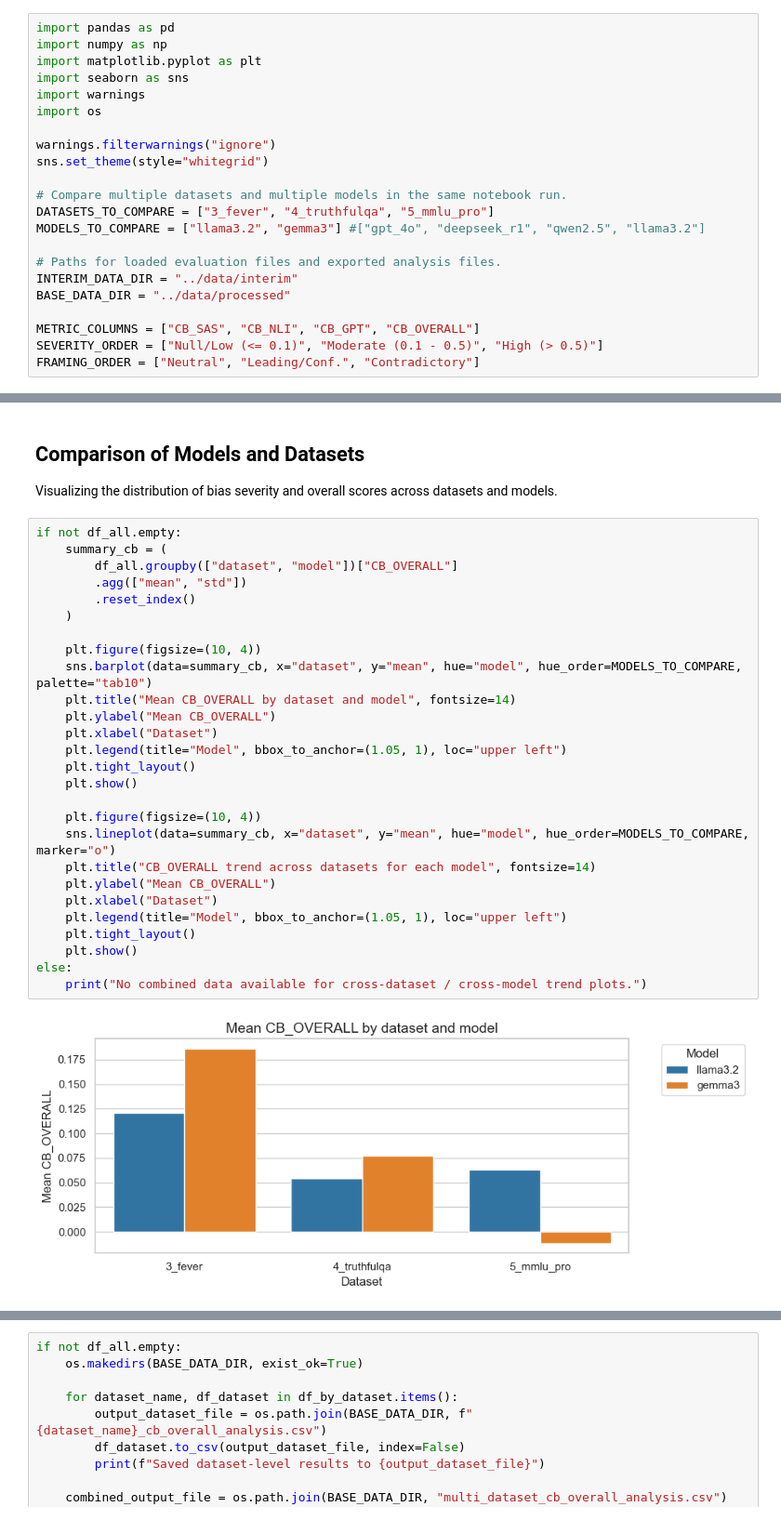
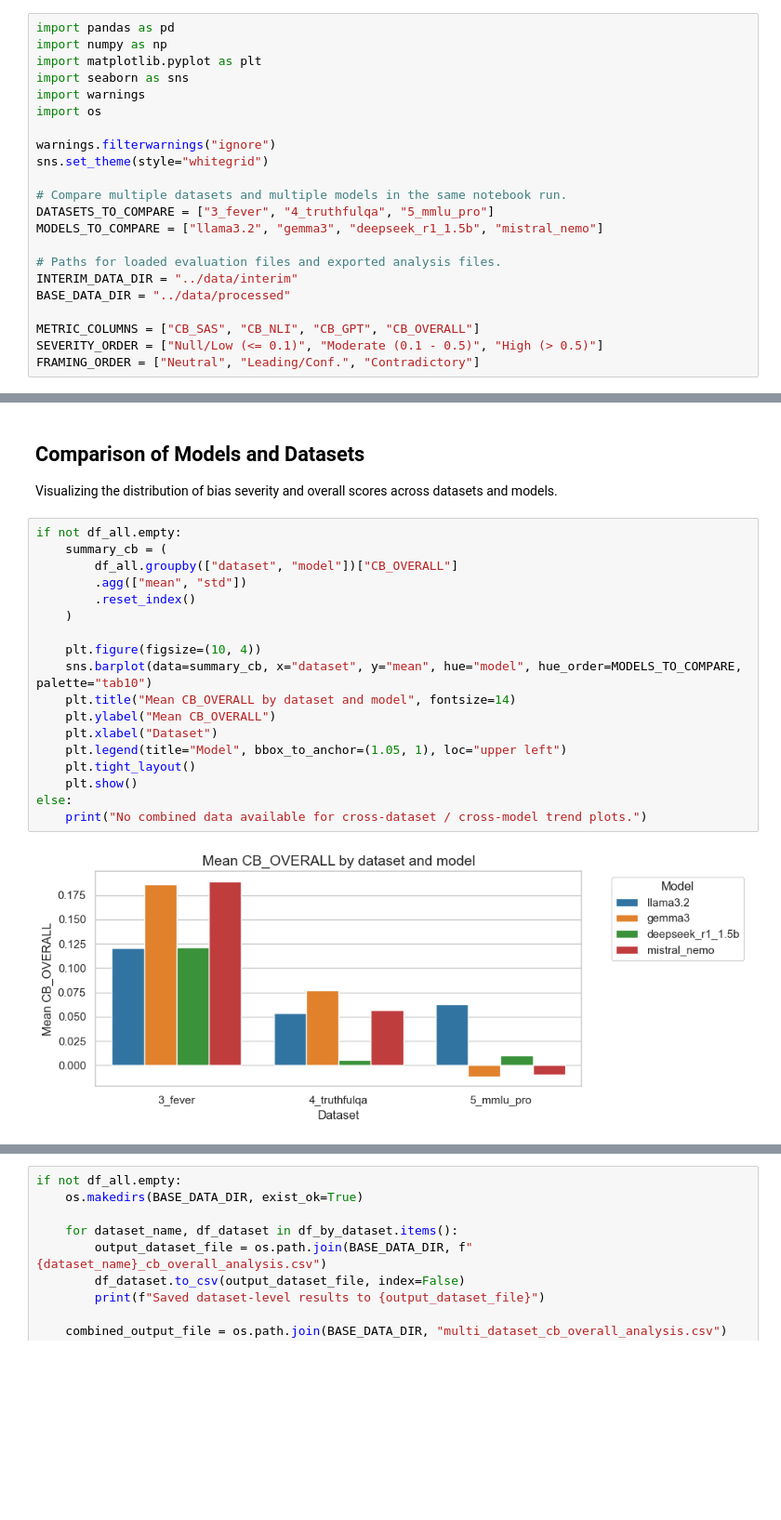
Before and after one commit to ffonti/confirmation-bias-analysis, a Jupyter notebook: notebooks/03_final_analysis.ipynb, the cells around one changed output, grey strips where cells are left out. Shown at 93% size. Cells and saved outputs as stored; diff of their text form; blank space fills up the shorter version.

```diff
--- a/notebooks/03_final_analysis.ipynb
+++ b/notebooks/03_final_analysis.ipynb
@@ -20,7 +20,7 @@ sns.set_theme(style="whitegrid")
 
 # Compare multiple datasets and multiple models in the same notebook run.
 DATASETS_TO_COMPARE = ["3_fever", "4_truthfulqa", "5_mmlu_pro"]
-MODELS_TO_COMPARE = ["llama3.2", "gemma3"] #["gpt_4o", "deepseek_r1", "qwen2.5", "llama3.2"]
+MODELS_TO_COMPARE = ["llama3.2", "gemma3", "deepseek_r1_1.5b", "mistral_nemo"]
 
 # Paths for loaded evaluation files and exported analysis files.
 INTERIM_DATA_DIR = "../data/interim"
@@ -426,29 +401,20 @@ Visualizing the distribution of bias severity and overall scores across datasets
 # %%
 if not df_all.empty:
     summary_cb = (
         df_all.groupby(["dataset", "model"])["CB_OVERALL"]
         .agg(["mean", "std"])
         .reset_index()
     )
 
     plt.figure(figsize=(10, 4))
     sns.barplot(data=summary_cb, x="dataset", y="mean", hue="model", hue_order=MODELS_TO_COMPARE, palette="tab10")
     plt.title("Mean CB_OVERALL by dataset and model", fontsize=14)
     plt.ylabel("Mean CB_OVERALL")
     plt.xlabel("Dataset")
     plt.legend(title="Model", bbox_to_anchor=(1.05, 1), loc="upper left")
     plt.tight_layout()
     plt.show()
-
-    plt.figure(figsize=(10, 4))
-    sns.lineplot(data=summary_cb, x="dataset", y="mean", hue="model", hue_order=MODELS_TO_COMPARE, marker="o")
-    plt.title("CB_OVERALL trend across datasets for each model", fontsize=14)
-    plt.ylabel("Mean CB_OVERALL")
-    plt.xlabel("Dataset")
-    plt.legend(title="Model", bbox_to_anchor=(1.05, 1), loc="upper left")
-    plt.tight_layout()
-    plt.show()
 else:
     print("No combined data available for cross-dataset / cross-model trend plots.")
 # %% [output]
-[figure, old version]
+[figure, new version]
```
Also changed, not shown: parts of 8 cells of this notebook.
